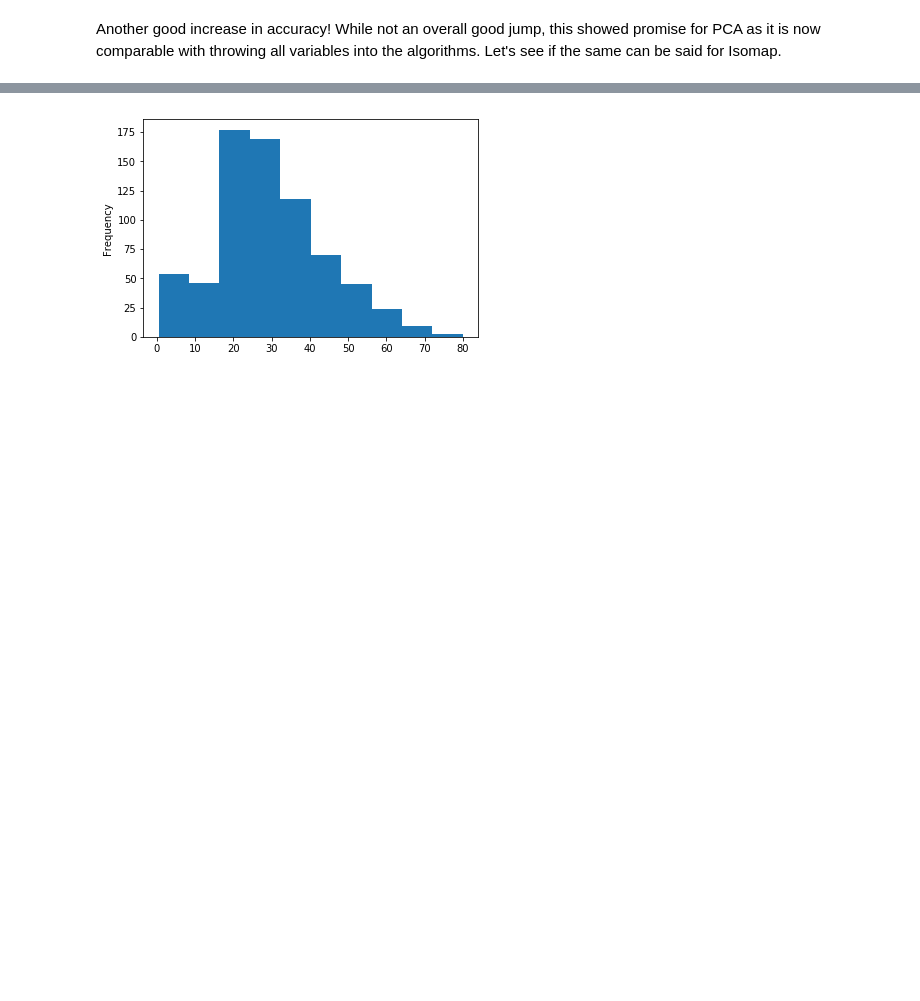
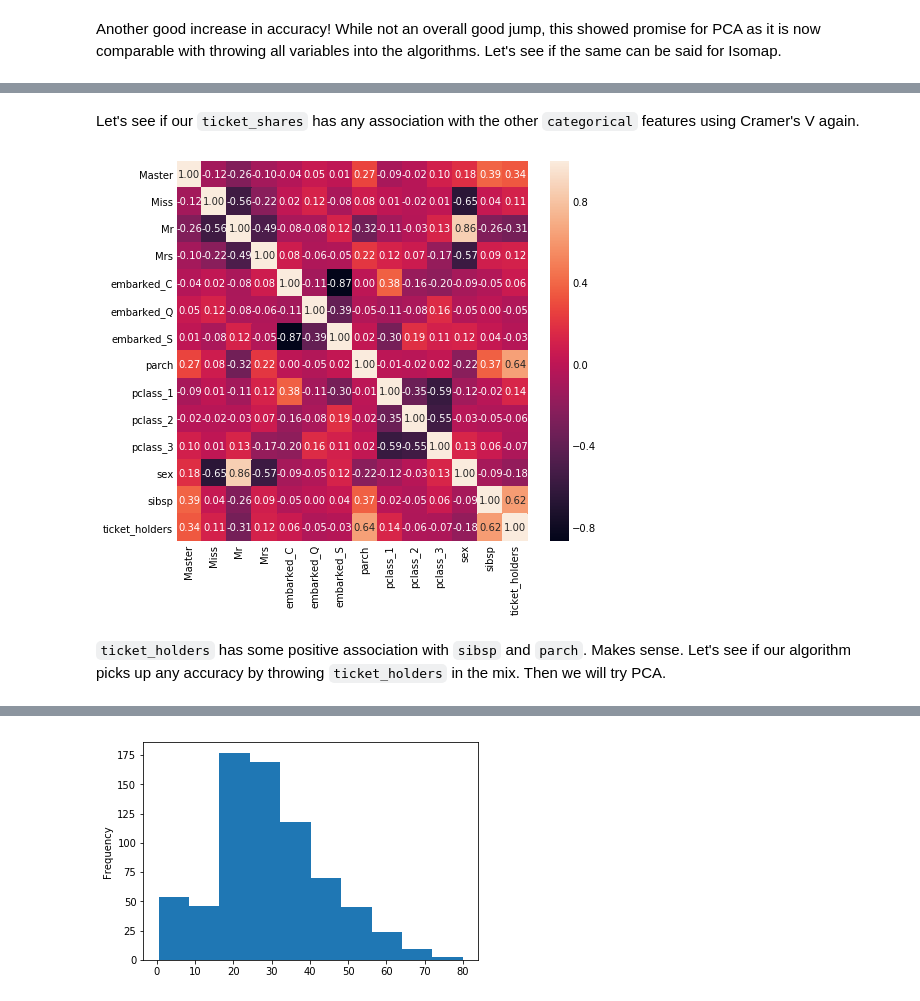
Before and after one commit to it176131/Titanic, a Jupyter notebook: Titanic.ipynb, the cells around one changed output, grey strips where cells are left out. Cells and saved outputs as stored; diff of their text form; code cells hidden in the pictures; blank space fills up the shorter version.

```diff
--- a/Titanic.ipynb
+++ b/Titanic.ipynb
@@ -1655,0 +1655,8 @@ The Isomap can't compute due to division by zero in the algorithm. So it's out.
+# %%
+ticket_holders = df.groupby(('other', 'ticket'))[[('other', 'name')]].nunique().reset_index().rename(columns={
+    'name' : 'ticket_holders'
+}, level=1)
+
+ticket_holders.columns = ticket_holders.columns.droplevel()
+
+ticket_holders.columns = pd.MultiIndex.from_arrays([['other', 'categorical'], ticket_holders.columns])
@@ -1655,0 +1673,26 @@ The Isomap can't compute due to division by zero in the algorithm. So it's out.
+# %%
+df = df.reset_index().merge(ticket_holders).set_index(['level_0', 'level_1']).sort_index().sort_index(axis=1)
+# %% [markdown]
+Let's see if our `ticket_shares` has any association with the other `categorical` features using Cramer's V again.
+# %%
+age_df = df.drop(columns='other')
+
+age_df.columns = age_df.columns.droplevel()
+
+age_df = age_df.loc[age_df.age.isnull() == False].copy()
+
+age_df.drop(columns='survived', inplace=True)
+
+age_df.dropna(inplace=True)
+
+age_X = age_df.drop(columns='age')
+
+age_X = age_X.loc[:, age_X.var() >= 0.01].copy()
+
+age_y = age_df.age
+# %%
+associations(age_X.drop(columns='fare'), figsize = (7,7))
+# %% [output]
+[figure, added]
+# %% [markdown]
+`ticket_holders` has some positive association with `sibsp` and `parch`. Makes sense. Let's see if our algorithm picks up any accuracy by throwing `ticket_holders` in the mix. Then we will try PCA.
```
Also changed, not shown: parts of 62 cells of this notebook.
